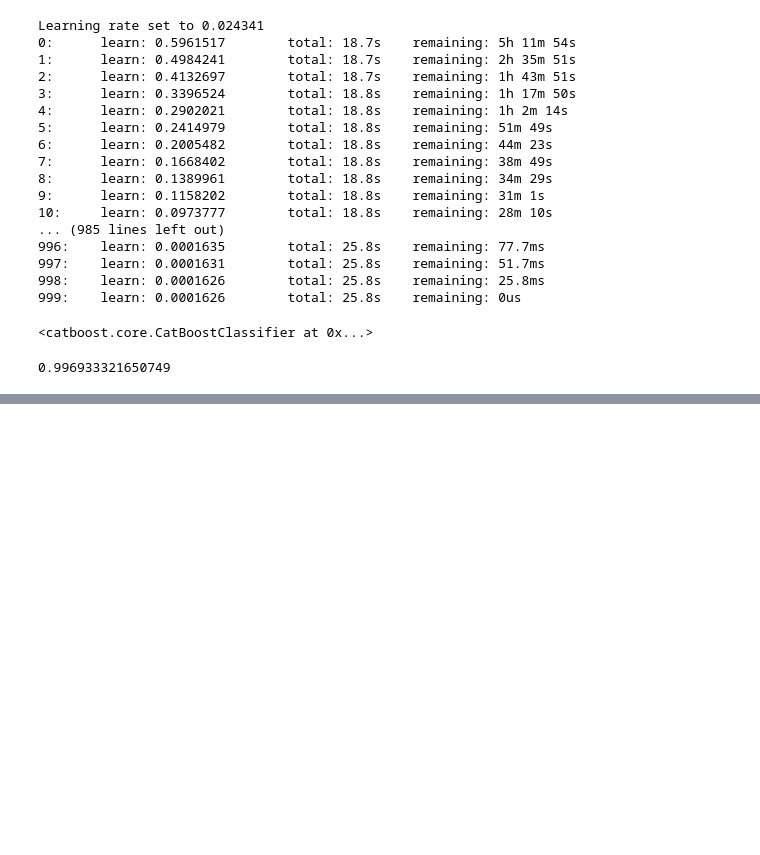
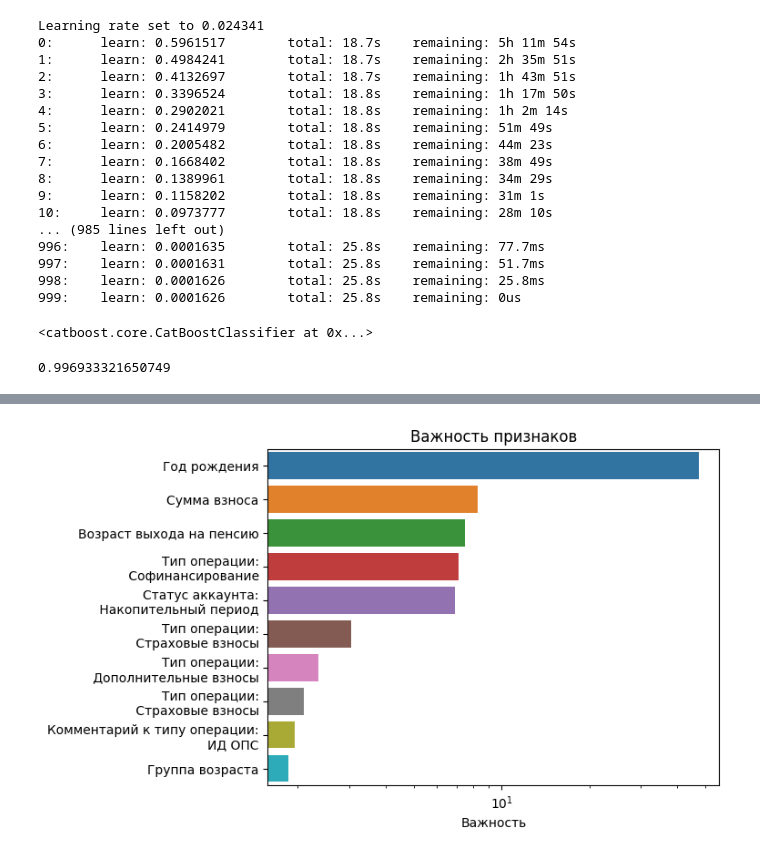
Before and after one commit to TimmmofeyD/hack, a Jupyter notebook: model/model.ipynb, the cells around one changed output, grey strips where cells are left out. Drawn from its saved outputs; the diff is of its cells as text; code cells hidden in the pictures; blank space fills up the shorter version.

Commit message:
UPDATE model

```diff
--- a/model/model.ipynb
+++ b/model/model.ipynb
@@ -147,3 +157,8 @@ array([[154124,     13],
 # %%
 with open("model.pkl", "wb") as f:
     pickle.dump(model, f)
+# %%
+feature_importances = model.feature_importances_
+feature_names = model.feature_names_
+df = pd.DataFrame(({'feature_names': feature_names, 'feature_importances': feature_importances}))
+df = df.sort_values(by='feature_importances', ascending=False)
@@ -149,0 +179,14 @@ with open("model.pkl", "wb") as f:
+# %%
+top_10_df = df.head(10)
+# %%
+#my_palette = ["#FF0000", "#00FF00", "#0000FF"]
+sns.barplot(x='feature_importances', y='feature_names', data=top_10_df, orient='h', palette='tab10')
+plt.title("Важность признаков")
+plt.xlabel("Важность")
+plt.ylabel(None)
+plt.yticks(np.arange(10), ['Год рождения', 'Сумма взноса', 'Возраст выхода на пенсию','Тип операции:\n Софинансирование', 'Статус аккаунта:\n Накопительный период', 'Тип операции:\n Страховые взносы', 'Тип операции:\n Дополнительные взносы', 'Тип операции:\n Страховые взносы', 'Комментарий к типу операции:\nИД ОПС', 'Группа возраста'])
+plt.xscale('log')
+plt.savefig("out_6.png", dpi=300, bbox_inches='tight')
+plt.show()
+# %% [output]
+[figure, added]
```
Also changed, not shown: parts of 7 cells of this notebook.
